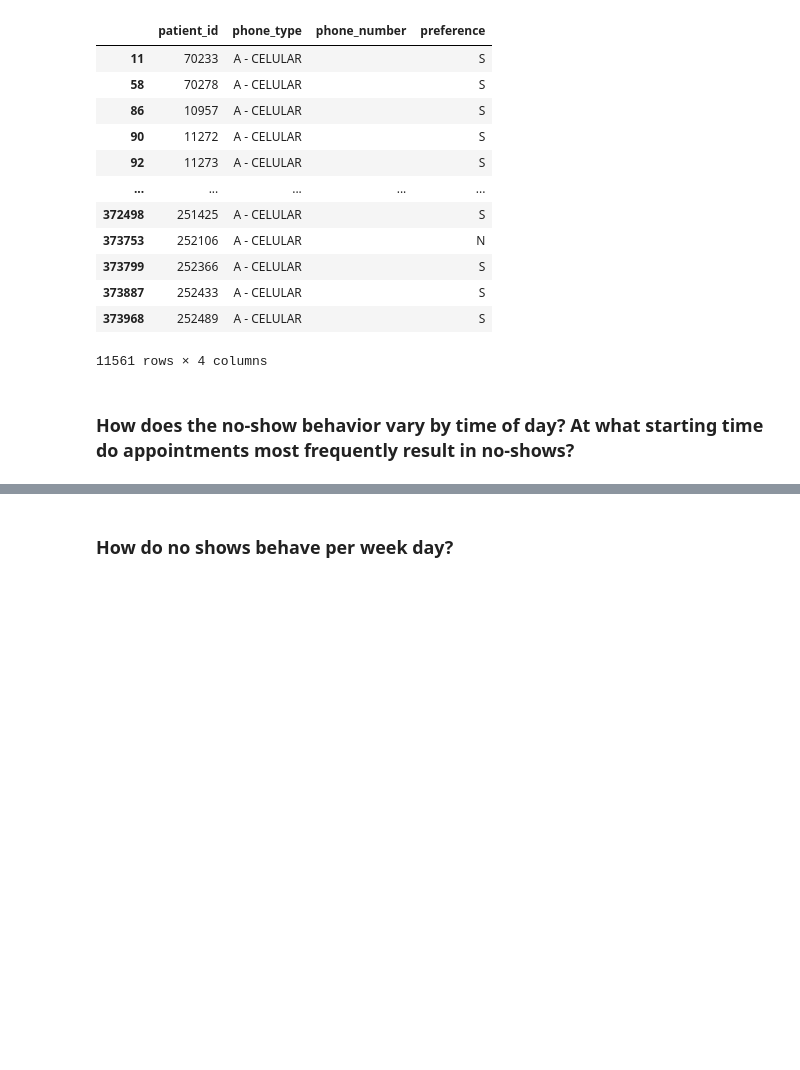
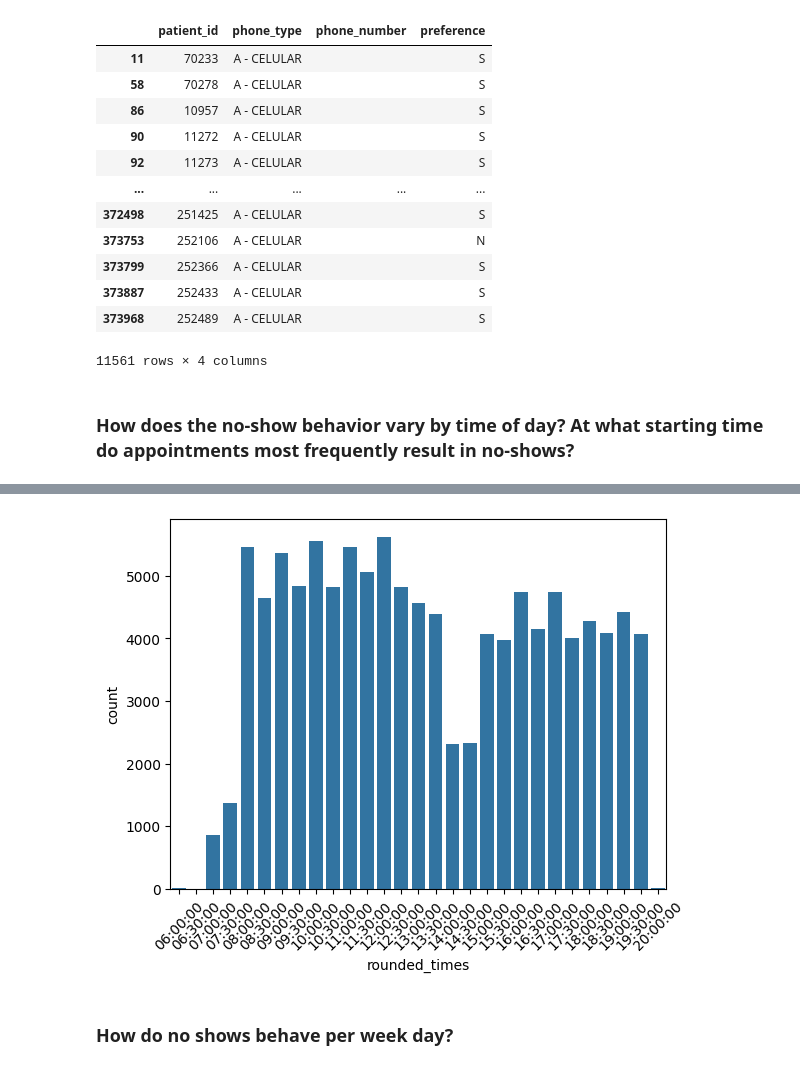
Before and after one commit to robperch/IEOR_Capstone, a Jupyter notebook: notebooks/EDA/eda_addtional_questions.ipynb, the cells around one changed output, grey strips where cells are left out. Cells and saved outputs as stored; diff of their text form; code cells hidden in the pictures; blank space fills up the shorter version.

```diff
--- a/notebooks/EDA/eda_addtional_questions.ipynb
+++ b/notebooks/EDA/eda_addtional_questions.ipynb
@@ -405,3 +449,14 @@ no_shows_by_time.sort_values(by = 'count', ascending = False)
+# %%
+plt = sns.barplot(
+    no_shows_by_time,
+    x="rounded_times",
+    y="count"
+);
+
+for item in plt.get_xticklabels():
+    item.set_rotation(45)
+# %% [output]
+[figure, added]
 # %% [markdown]
 ### How do no shows behave per week day?
 # %%
```
Also changed, not shown: parts of 18 cells of this notebook.
